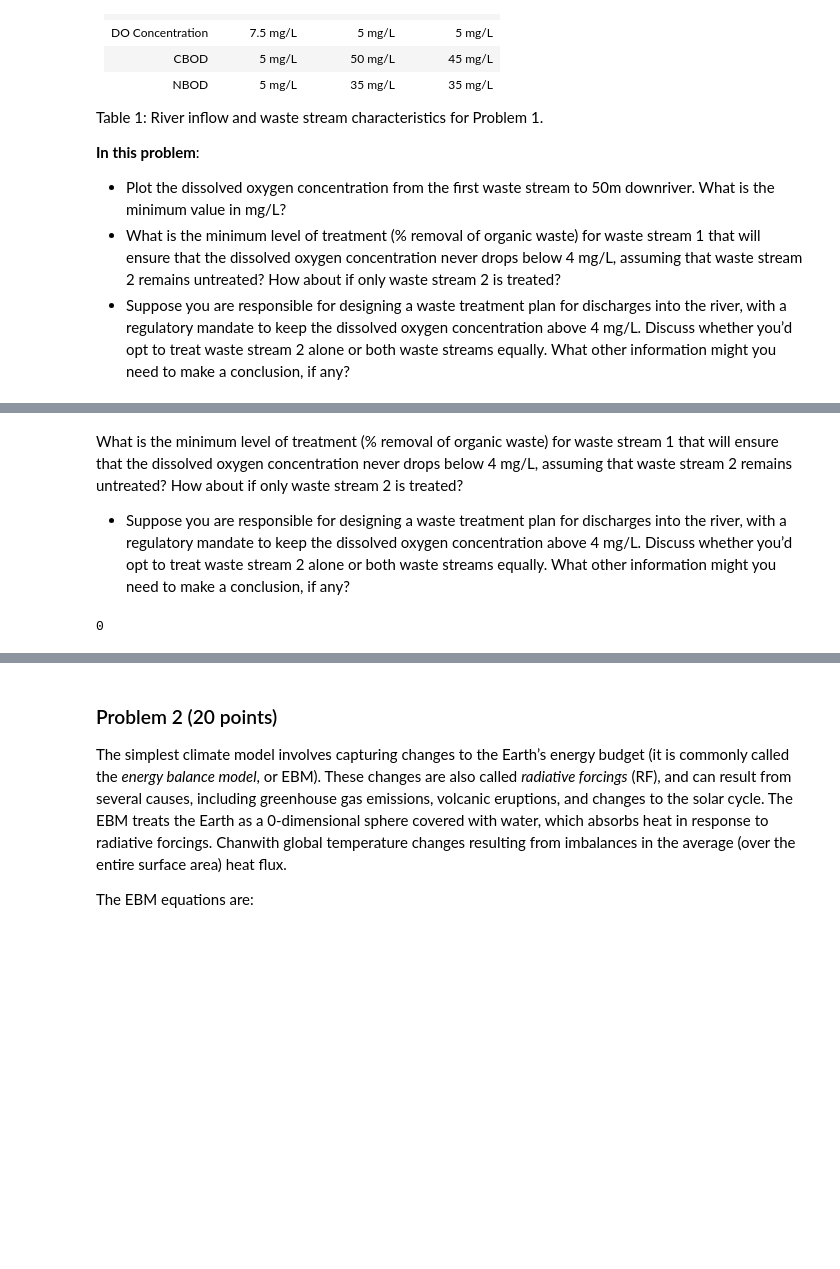
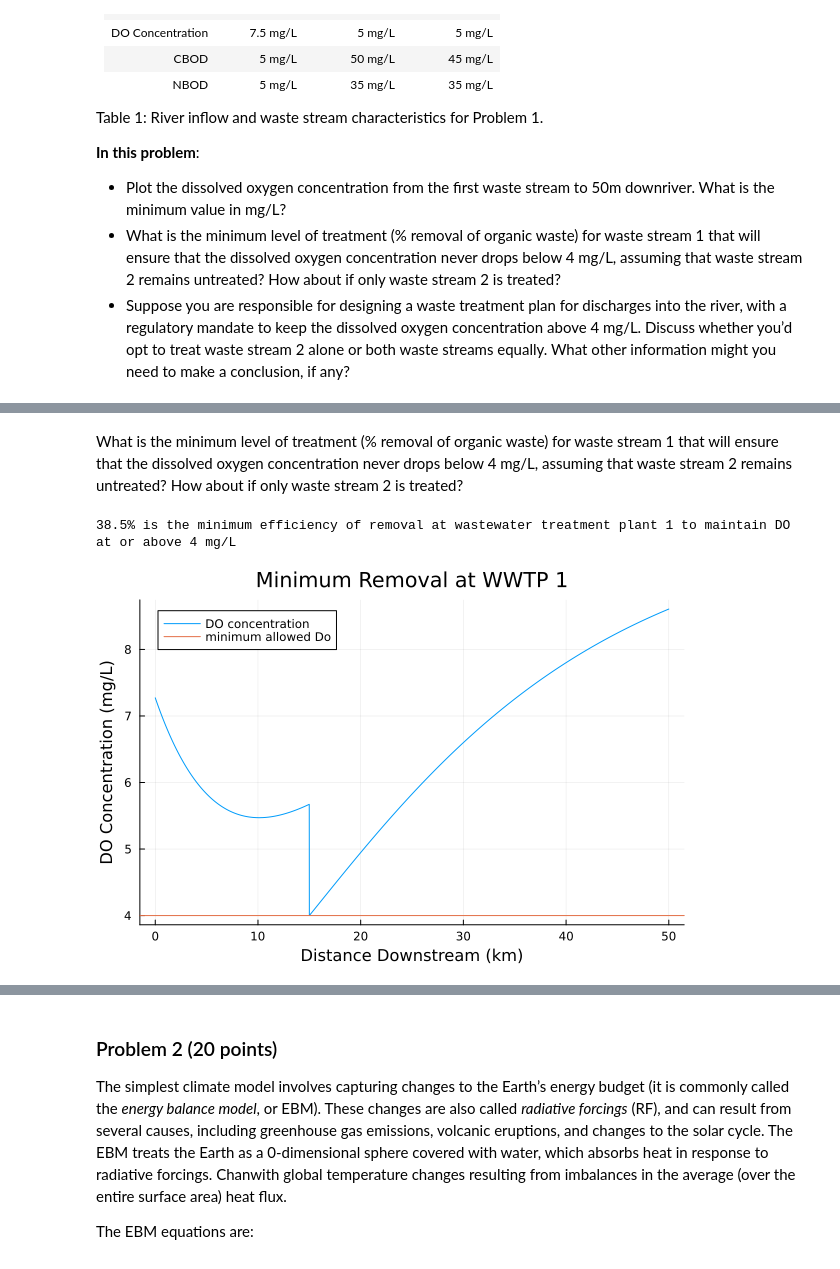
Before and after one commit to BEE4750-FA24/hw3-ari-jiaming-grace, a Jupyter notebook: hw03.ipynb, the cells around one changed output, grey strips where cells are left out. Cells and saved outputs as stored; diff of their text form; code cells hidden in the pictures; blank space fills up the shorter version.

Commit message:
Both Done no write up

```diff
--- a/hw03.ipynb
+++ b/hw03.ipynb
@@ -150,63 +158,28 @@ What is the minimum level of treatment (% removal of organic waste)
     for waste stream 1 that will ensure that the dissolved oxygen
     concentration never drops below 4 mg/L, assuming that waste stream 2
     remains untreated? How about if only waste stream 2 is treated?
--   Suppose you are responsible for designing a waste treatment plan for
-    discharges into the river, with a regulatory mandate to keep the
-    dissolved oxygen concentration above 4 mg/L. Discuss whether you’d
-    opt to treat waste stream 2 alone or both waste streams equally.
-    What other information might you need to make a conclusion, if any?
 # %%
-eff = LinRange(0, 1, 1000)
-x = LinRange(0, 50, 5000)
-min = 10; mineff = 0;
-a = 0; b = 0;
-Cx = []
-B0i = ((Qin*Bin) + (Q1*B1))/(Qin+Q1)
-N0i = ((Qin*Nin) + (Q1*N1))/(Qin+Q1)
-C0i = ((Qin*Cin) + (Q1*C1))/(Qin+Q1)
-Qi = Qin + Q1
-Bi = B0i*exp(-kc*dx/u)
-Ni = N0i*exp(-kn*dx/u)
-Ci = C0i*exp(-ka*dx/u)
-B0j = ((Qi*Bi)+(Q2*B2))/(Qi+Q2)
-N0j = ((Qi*Ni)+(Q2*N2))/(Qi+Q2)
-C0j = ((Qi*Ci)+(Q2*C2))/(Qi+Q2)
-Cx = []
-min = 10 #mg/L - DO can never surpass this so it's a guarantee that we'll get a number less as the minimum
-xmin = 0 #km
-max = 0 #mg/L because DO will have to be above this
-xmax = 0 #km
+# WWTP 1
+eff = LinRange(0, 1, 1001)
+min = 0
+i = 0
+while min < 4
+    i+=1
+    Ba = (1-eff[i])*B1
+    Na = (1-eff[i])*N1
+    Cx, min, xmin, max, xmax = DO_River(u, dx, x, Cs, ka, kc, kn, Qin, Q1, Q2, Cin, C1, C2, Bin, Ba, B2, Nin, Na, N2)
+end
+if min == 0
+    println("Even at 100% removal efficiency and wastewater treatment plant 1, the DO will drop below 4 mg/L")
+else
+    println(eff[i]*100, "% is the minimum efficiency of removal at wastewater treatment plant 1 to maintain DO at or above 4 mg/L")
 
-while a <= length(eff) && min < 4
-    min = 10
-    B0i = ((Qin*Bin) + (Q1*eff[a]*B1))/(Qin+Q1)
-    N0i = ((Qin*Nin) + (Q1*eff[a]*N1))/(Qin+Q1)
-    C0i = ((Qin*Cin) + (Q1*C1))/(Qin+Q1)
-    Qi = Qin + Q1
-    Bi = B0i*exp(-kc*dx/u)
-    Ni = N0i*exp(-kn*dx/u)
-    Ci = C0i*exp(-ka*dx/u)
-    B0j = ((Qi*Bi)+(Q2*B2))/(Qi+Q2)
-    N0j = ((Qi*Ni)+(Q2*N2))/(Qi+Q2)
-    C0j = ((Qi*Ci)+(Q2*C2))/(Qi+Q2)
-    while b <= length(x) && min >= 4
-        if x[b] <= dx
-            push!(Cx, Cs*(1-exp(-ka*x[b]/u)) + C0i*exp(-ka*x[b]/u) - B0i*(kc/(ka-kc))*(exp(-kc*x[b]/u)-exp(-ka*x[b]/u)) - N0i*(kn/(ka-kn))*(exp(-kn*x[b]/u)-exp(-ka*x[b]/u)))
-        else
-            push!(Cx, Cs*(1-exp((-ka*(x[b]-dx))/u)) + C0j*exp((-ka*(x[b]-dx))/u) - B0j*(kc/(ka-kc))*(exp((-kc*(x[b]-dx))/u)-exp((-ka*(x[b]-dx))/u)) - N0j*(kn/(ka-kn))*(exp((-kn*(x[b]-dx))/u)-exp((-ka*(x[b]-dx))/u)))
-        end
-        if Cx[b] < min
-            min = Cx[b]
-            xmin = x[b]
-        end
-    b = b + 1
-    end
-    a = a + 1
-    if min >= 4
-        mineff = eff[a]
-    end
 end
-print(mineff)
-plot(x, Cx)
+plot(x, Cx, label = "DO concentration")
+title!("Minimum Removal at WWTP 1")
+xlabel!("Distance Downstream (km)")
+ylabel!("DO Concentration (mg/L)")
+hline!([4], label="minimum allowed Do")
 # %% [output]
-0
+38.5% is the minimum efficiency of removal at wastewater treatment plant 1 to maintain DO at or above 4 mg/L
+[figure, added]
```
Also changed, not shown: parts of 12 cells of this notebook.
